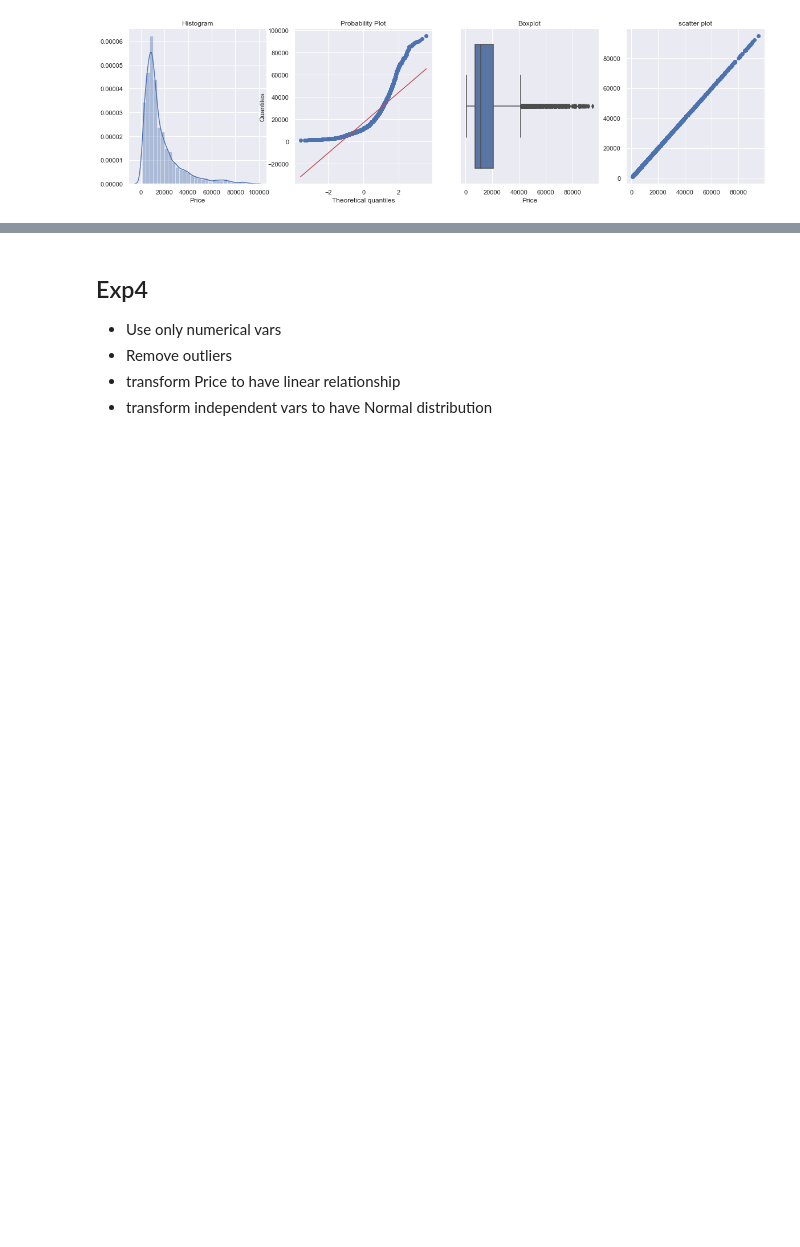
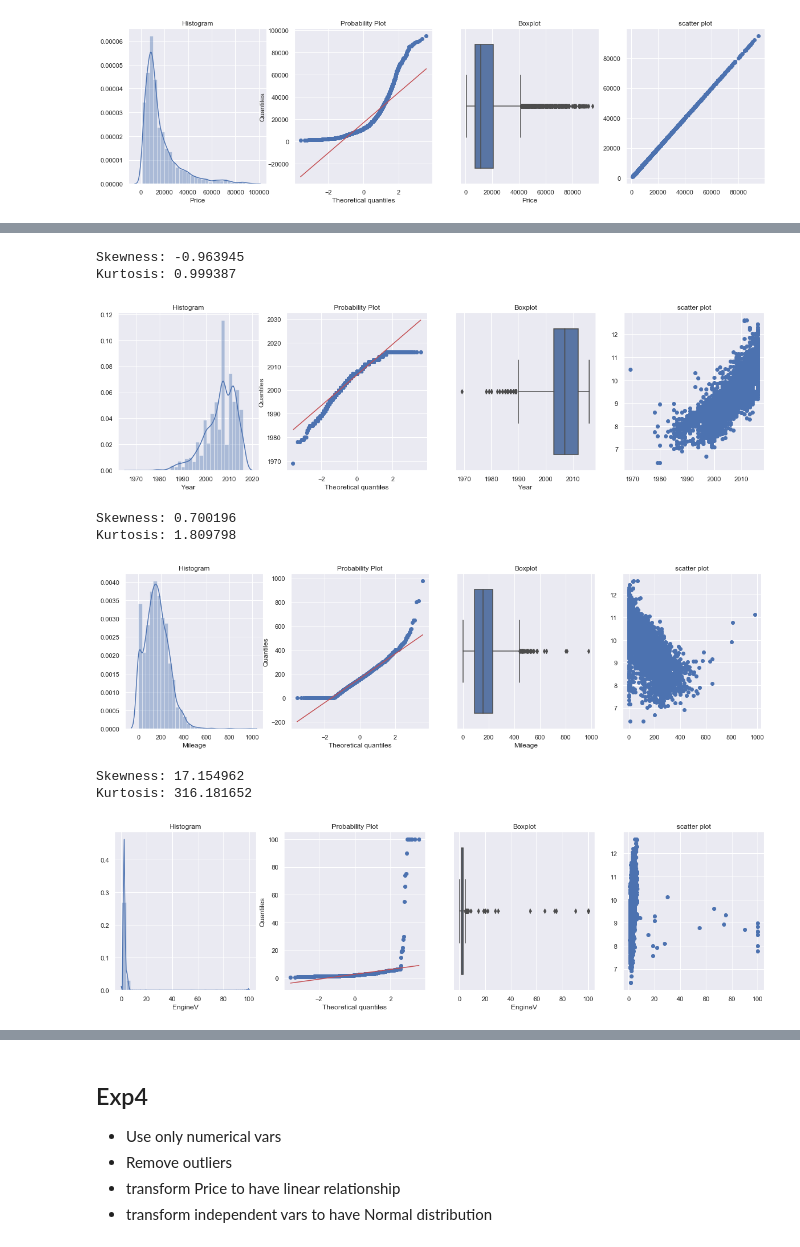
Before and after one commit to ntmai03/02-Regression, a Jupyter notebook: CarSale/02-CarSale-LinearRegression.ipynb, the cells around one changed output, grey strips where cells are left out. Saved outputs shown, nothing was run; the diff lists cells and outputs as text; code cells hidden in the pictures; blank space fills up the shorter version.

```diff
--- a/CarSale/02-CarSale-LinearRegression.ipynb
+++ b/CarSale/02-CarSale-LinearRegression.ipynb
@@ -510,0 +508,14 @@ Test set score:  0.5658118499291449
+# %%
+num_vars = ['Year','Mileage','EngineV']
+for var in num_vars:
+    analyse_continuous(df,var,target)
+# %% [output]
+Skewness: -0.963945
+Kurtosis: 0.999387
+[figure, added]
+Skewness: 0.700196
+Kurtosis: 1.809798
+[figure, added]
+Skewness: 17.154962
+Kurtosis: 316.181652
+[figure, added]
```
Also changed, not shown: parts of 238 cells of this notebook.
